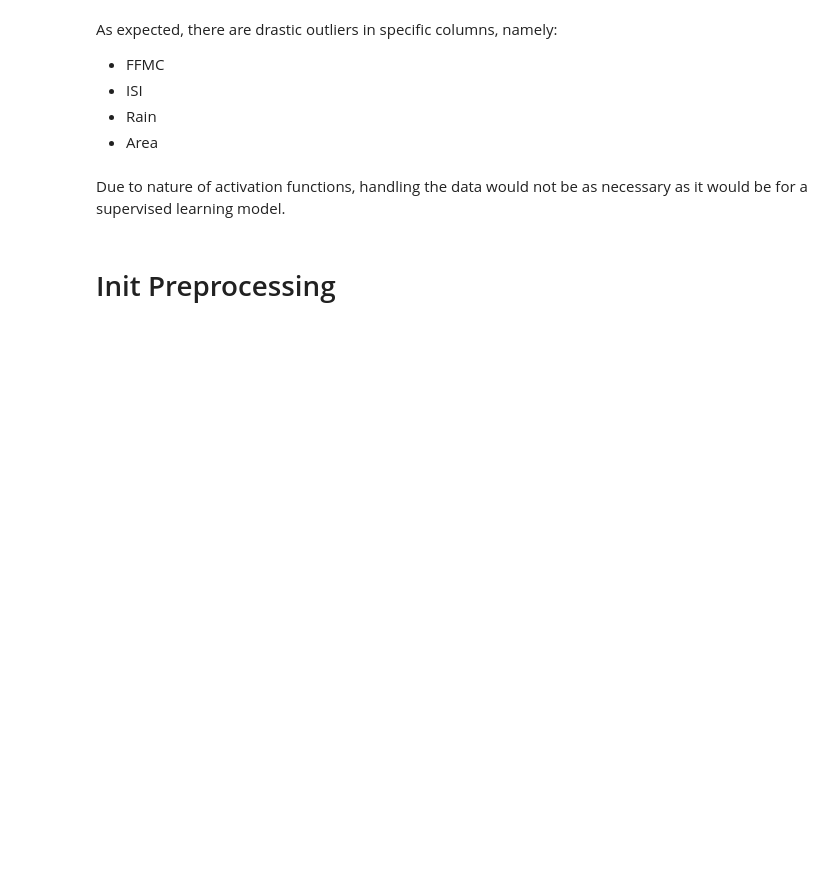
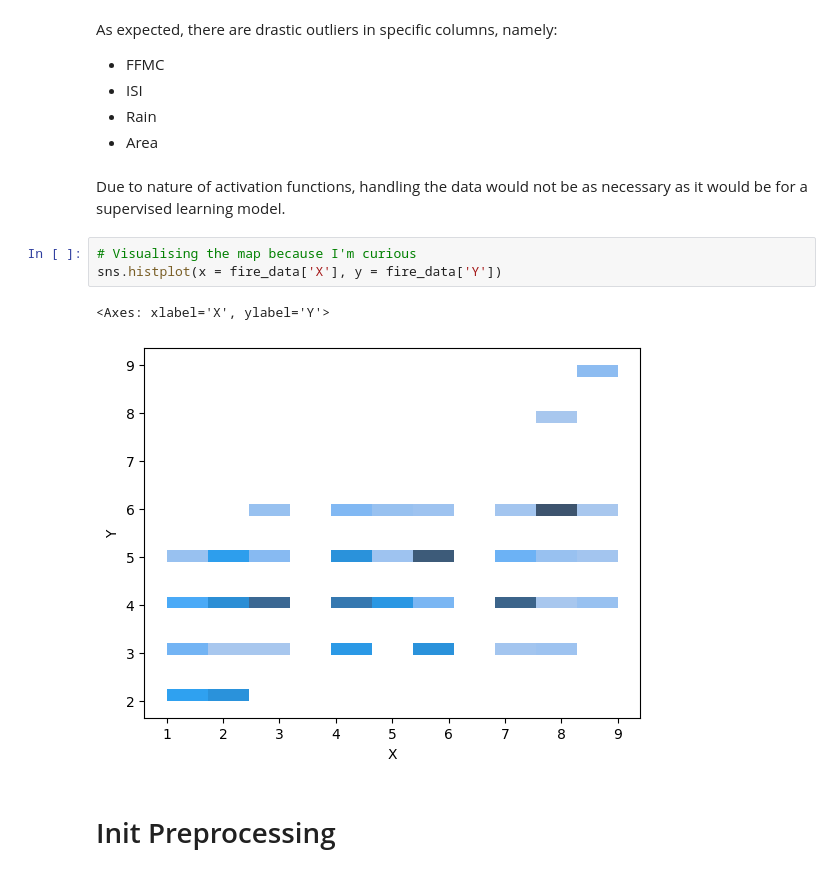
Before and after one commit to Supermjork/Firing-Neurons-Et-Forets, a Jupyter notebook: notebook/neuron-fire.ipynb, the cells around one changed output. Saved outputs shown, nothing was run; the diff lists cells and outputs as text; blank space fills up the shorter version.

```diff
--- a/notebook/neuron-fire.ipynb
+++ b/notebook/neuron-fire.ipynb
@@ -127,5 +127,11 @@ As expected, there are drastic outliers in specific columns, namely:
 - Area
 # %% [markdown]
 Due to nature of activation functions, handling the data would not be as necessary as it would be for a supervised learning model.
+# %%
+# Visualising the map because I'm curious
+sns.histplot(x = fire_data['X'], y = fire_data['Y'])
+# %% [output]
+<Axes: xlabel='X', ylabel='Y'>
+[figure, added]
 # %% [markdown]
 # Init Preprocessing
```
